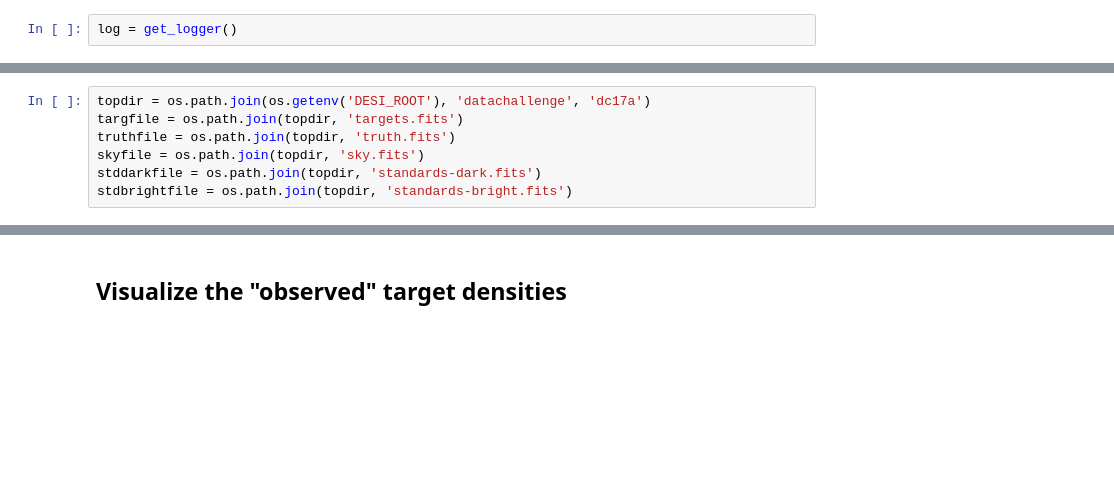
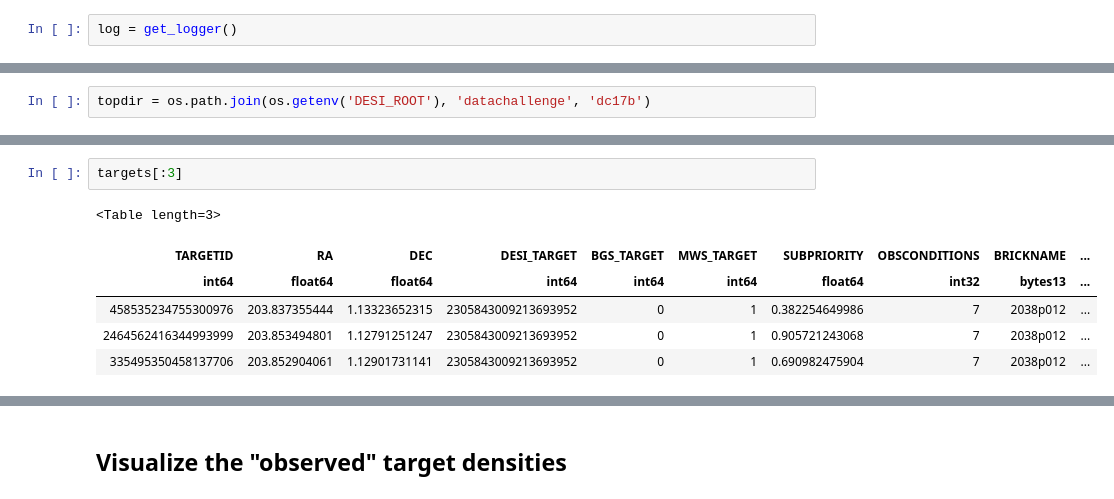
Before and after one commit to desihub/desitarget, a Jupyter notebook: doc/nb/mock-density-qa.ipynb, the cells around one changed output, grey strips where cells are left out. Cells and saved outputs as stored; diff of their text form; blank space fills up the shorter version.

```diff
--- a/doc/nb/mock-density-qa.ipynb
+++ b/doc/nb/mock-density-qa.ipynb
@@ -25,7 +23,0 @@ log = get_logger()
-# %%
-topdir = os.path.join(os.getenv('DESI_ROOT'), 'datachallenge', 'dc17a')
-targfile = os.path.join(topdir, 'targets.fits')
-truthfile = os.path.join(topdir, 'truth.fits')
-skyfile = os.path.join(topdir, 'sky.fits')
-stddarkfile = os.path.join(topdir, 'standards-dark.fits')
-stdbrightfile = os.path.join(topdir, 'standards-bright.fits')
@@ -31,0 +26,2 @@ stdbrightfile = os.path.join(topdir, 'standards-bright.fits')
+# %%
+topdir = os.path.join(os.getenv('DESI_ROOT'), 'datachallenge', 'dc17b')
@@ -31,0 +42,9 @@ stdbrightfile = os.path.join(topdir, 'standards-bright.fits')
+# %%
+targets[:3]
+# %% [output]
+<Table length=3>
+| TARGETID | RA | DEC | DESI_TARGET | BGS_TARGET | MWS_TARGET | SUBPRIORITY | OBSCONDITIONS | BRICKNAME | ... |
+| int64 | float64 | float64 | int64 | int64 | int64 | float64 | int32 | bytes13 | ... |
+| 458535234755300976 | 203.837355444 | 1.13323652315 | 2305843009213693952 | 0 | 1 | 0.382254649986 | 7 | 2038p012 | ... |
+| 2464562416344993999 | 203.853494801 | 1.12791251247 | 2305843009213693952 | 0 | 1 | 0.905721243068 | 7 | 2038p012 | ... |
+| 335495350458137706 | 203.852904061 | 1.12901731141 | 2305843009213693952 | 0 | 1 | 0.690982475904 | 7 | 2038p012 | ... |
```
Also changed, not shown: parts of 16 cells of this notebook, 3 other files.
